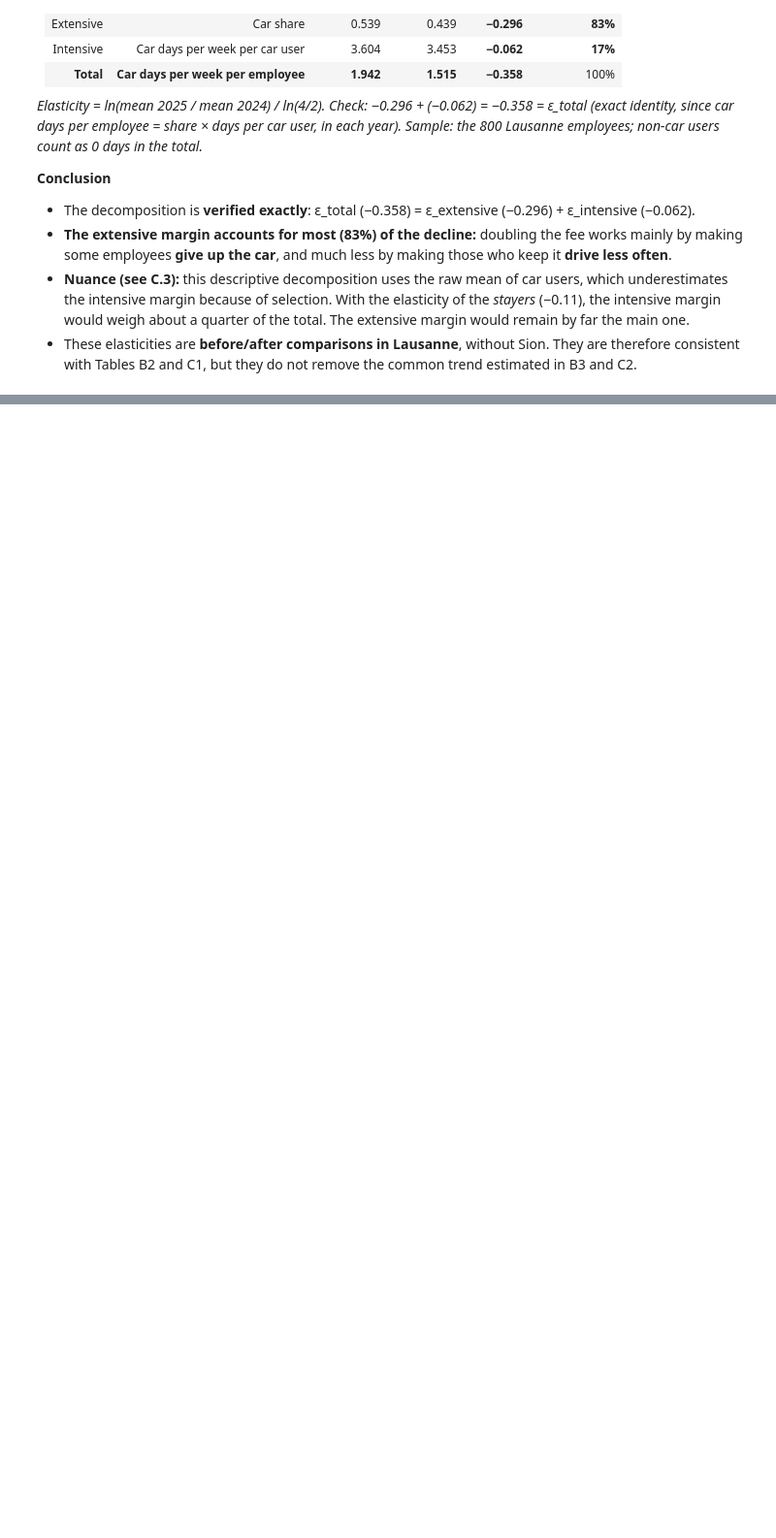
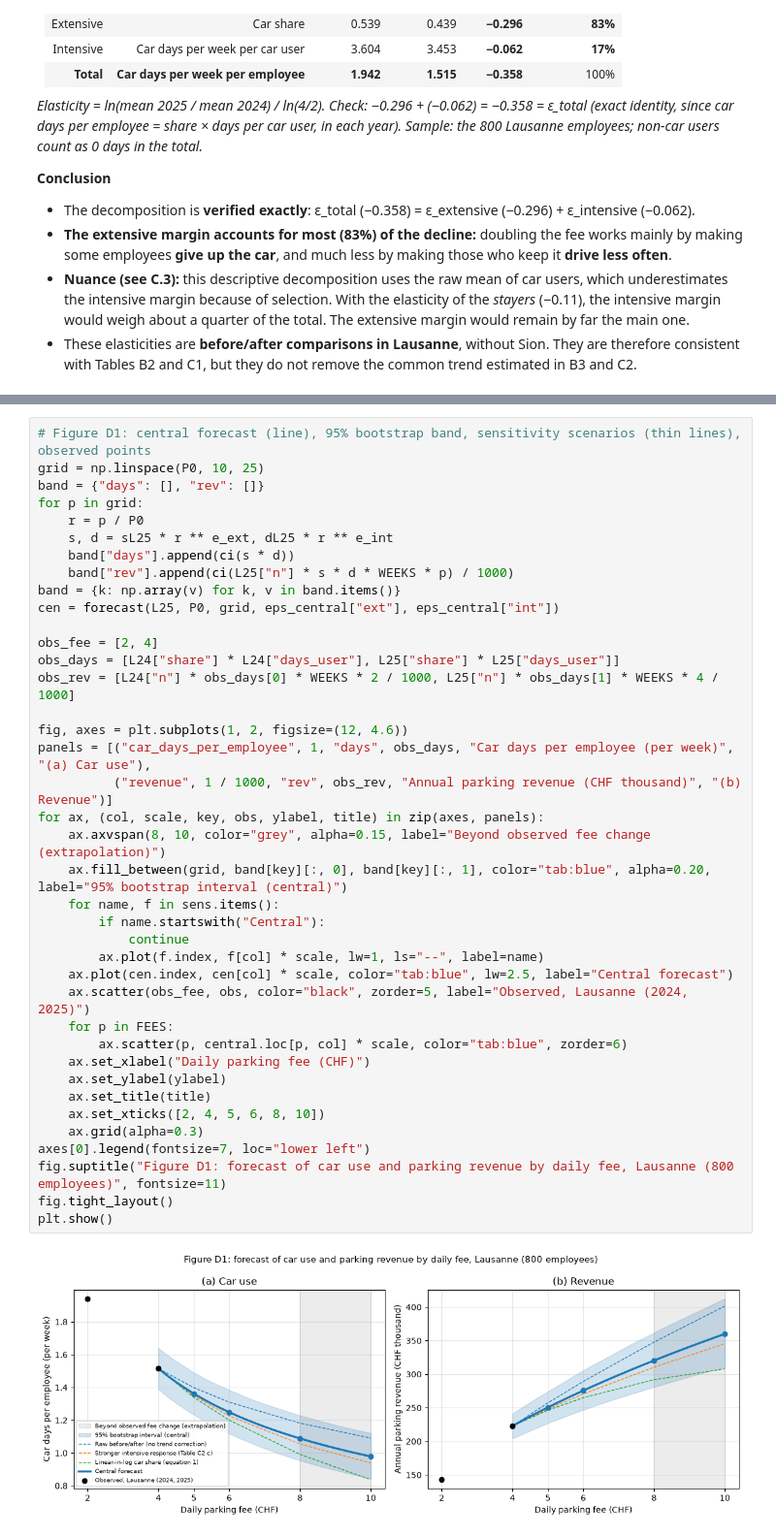
Before and after one commit to Mxlrt69/Public_Policy_Project, a Jupyter notebook: full_notebook.ipynb, the cells around one changed output, grey strips where cells are left out. Shown at 97% size. Drawn from its saved outputs; the diff is of its cells as text; blank space fills up the shorter version.

```diff
--- a/full_notebook.ipynb
+++ b/full_notebook.ipynb
@@ -1805,0 +2057,41 @@ Check: ε_ext + ε_int = -0.3581  |  ε_total = -0.3581
+# %%
+# Figure D1: central forecast (line), 95% bootstrap band, sensitivity scenarios (thin lines), observed points
+grid = np.linspace(P0, 10, 25)
+band = {"days": [], "rev": []}
+for p in grid:
+    r = p / P0
+    s, d = sL25 * r ** e_ext, dL25 * r ** e_int
+    band["days"].append(ci(s * d))
+    band["rev"].append(ci(L25["n"] * s * d * WEEKS * p) / 1000)
+band = {k: np.array(v) for k, v in band.items()}
+cen = forecast(L25, P0, grid, eps_central["ext"], eps_central["int"])
+
+obs_fee = [2, 4]
+obs_days = [L24["share"] * L24["days_user"], L25["share"] * L25["days_user"]]
+obs_rev = [L24["n"] * obs_days[0] * WEEKS * 2 / 1000, L25["n"] * obs_days[1] * WEEKS * 4 / 1000]
+
+fig, axes = plt.subplots(1, 2, figsize=(12, 4.6))
+panels = [("car_days_per_employee", 1, "days", obs_days, "Car days per employee (per week)", "(a) Car use"),
+          ("revenue", 1 / 1000, "rev", obs_rev, "Annual parking revenue (CHF thousand)", "(b) Revenue")]
+for ax, (col, scale, key, obs, ylabel, title) in zip(axes, panels):
+    ax.axvspan(8, 10, color="grey", alpha=0.15, label="Beyond observed fee change (extrapolation)")
+    ax.fill_between(grid, band[key][:, 0], band[key][:, 1], color="tab:blue", alpha=0.20, label="95% bootstrap interval (central)")
+    for name, f in sens.items():
+        if name.startswith("Central"):
+            continue
+        ax.plot(f.index, f[col] * scale, lw=1, ls="--", label=name)
+    ax.plot(cen.index, cen[col] * scale, color="tab:blue", lw=2.5, label="Central forecast")
+    ax.scatter(obs_fee, obs, color="black", zorder=5, label="Observed, Lausanne (2024, 2025)")
+    for p in FEES:
+        ax.scatter(p, central.loc[p, col] * scale, color="tab:blue", zorder=6)
+    ax.set_xlabel("Daily parking fee (CHF)")
+    ax.set_ylabel(ylabel)
+    ax.set_title(title)
+    ax.set_xticks([2, 4, 5, 6, 8, 10])
+    ax.grid(alpha=0.3)
+axes[0].legend(fontsize=7, loc="lower left")
+fig.suptitle("Figure D1: forecast of car use and parking revenue by daily fee, Lausanne (800 employees)", fontsize=11)
+fig.tight_layout()
+plt.show()
+# %% [output]
+[figure, added]
```
Also changed, not shown: parts of 12 cells of this notebook.
